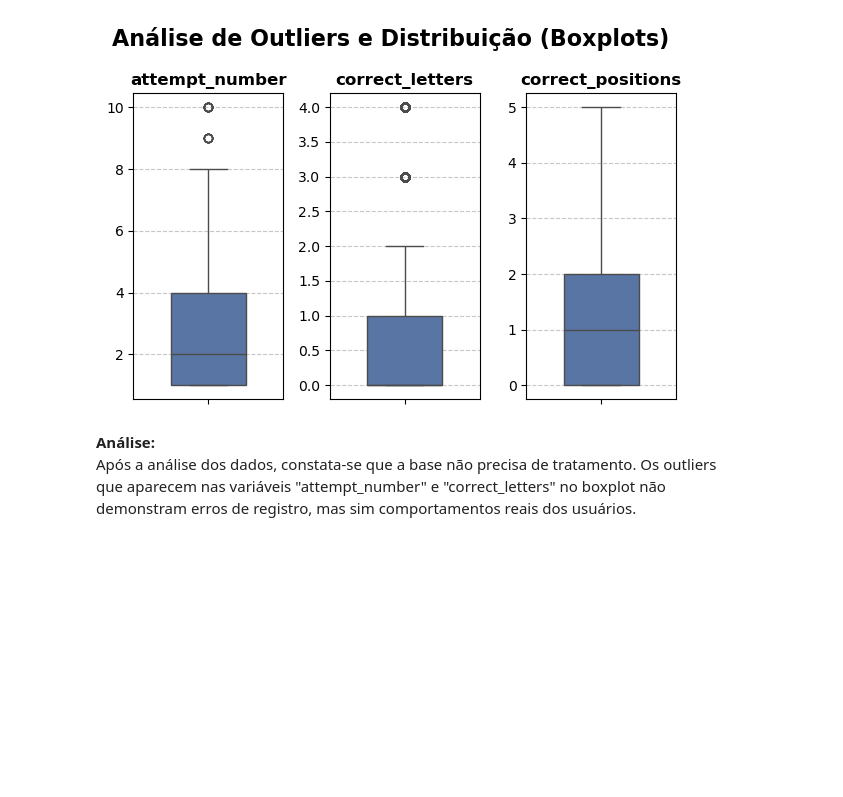
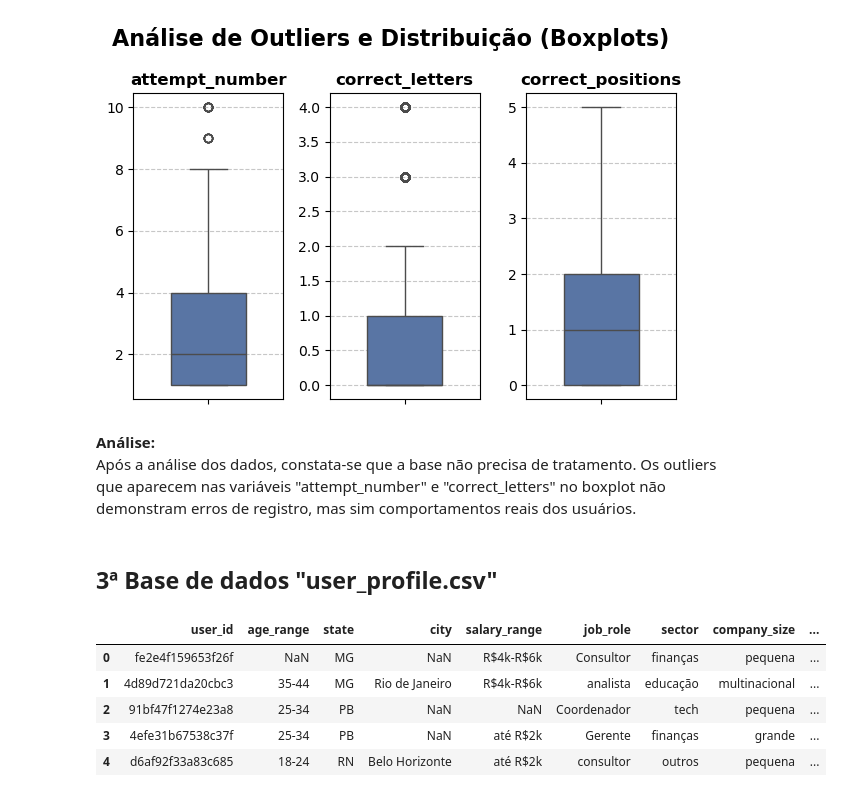
Before and after one commit to Fernandonneto/Case_Processo_Seletivo_-_Analista_de_Dados_Produto_-_Growth, a Jupyter notebook: I_Etapa_-_Tratamento_dados.ipynb, the cells around one changed output. Drawn from its saved outputs; the diff is of its cells as text; code cells hidden in the pictures; blank space fills up the shorter version.

Commit message:
Tratamento realizado da base de dados "user_profile.csv"

```diff
--- a/I_Etapa_-_Tratamento_dados.ipynb
+++ b/I_Etapa_-_Tratamento_dados.ipynb
@@ -442,3 +442,18 @@ plt.show()
 # %% [markdown]
 **Análise:** \
 Após a análise dos dados, constata-se que a base não precisa de tratamento. Os outliers que aparecem nas variáveis "attempt_number" e "correct_letters" no boxplot não demonstram erros de registro, mas sim comportamentos reais dos usuários.
+# %% [markdown]
+## 3ª Base de dados "user_profile.csv"
+# %%
+# Carregar os dados do arquivo CSV para um DataFrame do pandas
+usuarios = pd.read_csv('base_dados/user_profile.csv', sep=',')
+
+# Exibir as primeiras linhas do DataFrame para verificar os dados carregados
+usuarios.head()
+# %% [output]
+|  | user_id | age_range | state | city | salary_range | job_role | sector | company_size | ... |
+| 0 | fe2e4f159653f26f | NaN | MG | NaN | R$4k-R$6k | Consultor | finanças | pequena | ... |
+| 1 | 4d89d721da20cbc3 | 35-44 | MG | Rio de Janeiro | R$4k-R$6k | analista | educação | multinacional | ... |
+| 2 | 91bf47f1274e23a8 | 25-34 | PB | NaN | NaN | Coordenador | tech | pequena | ... |
+| 3 | 4efe31b67538c37f | 25-34 | PB | NaN | até R$2k | Gerente | finanças | grande | ... |
+| 4 | d6af92f33a83c685 | 18-24 | RN | Belo Horizonte | até R$2k | consultor | outros | pequena | ... |
```
Also changed, not shown: parts of 35 cells of this notebook.
